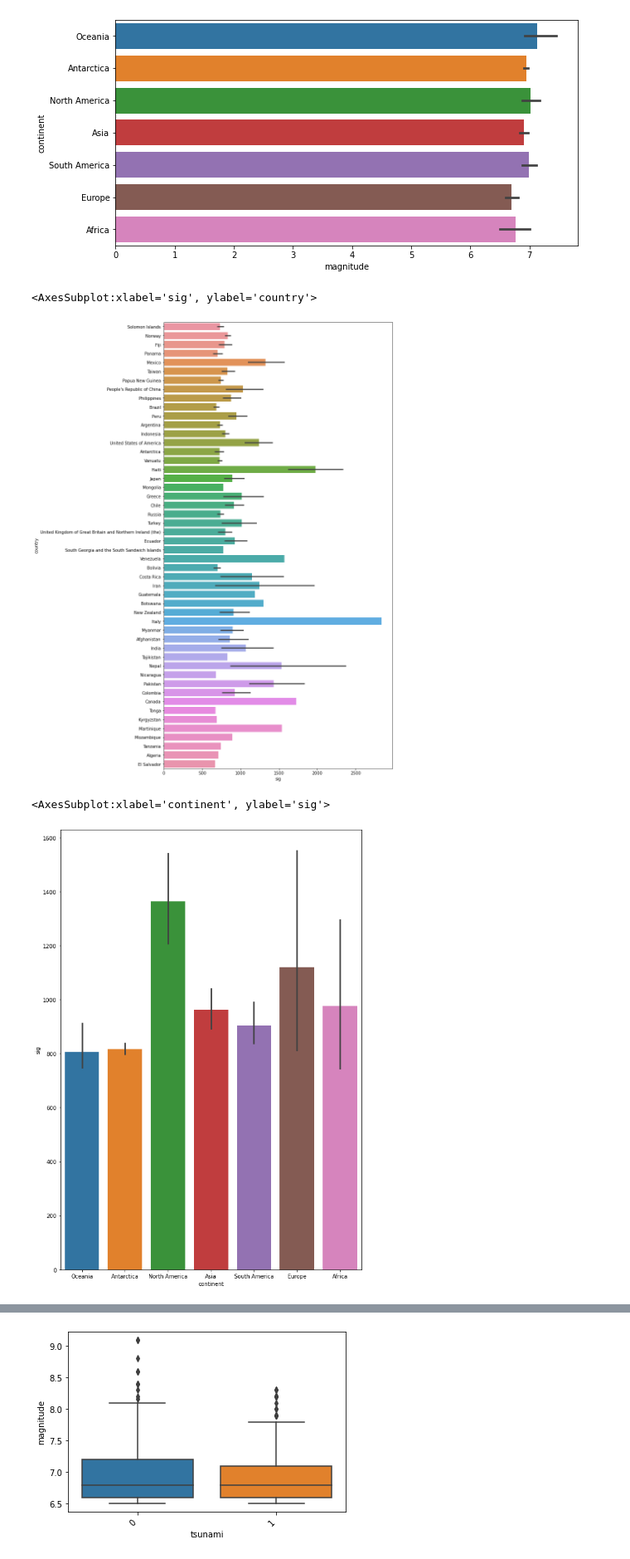
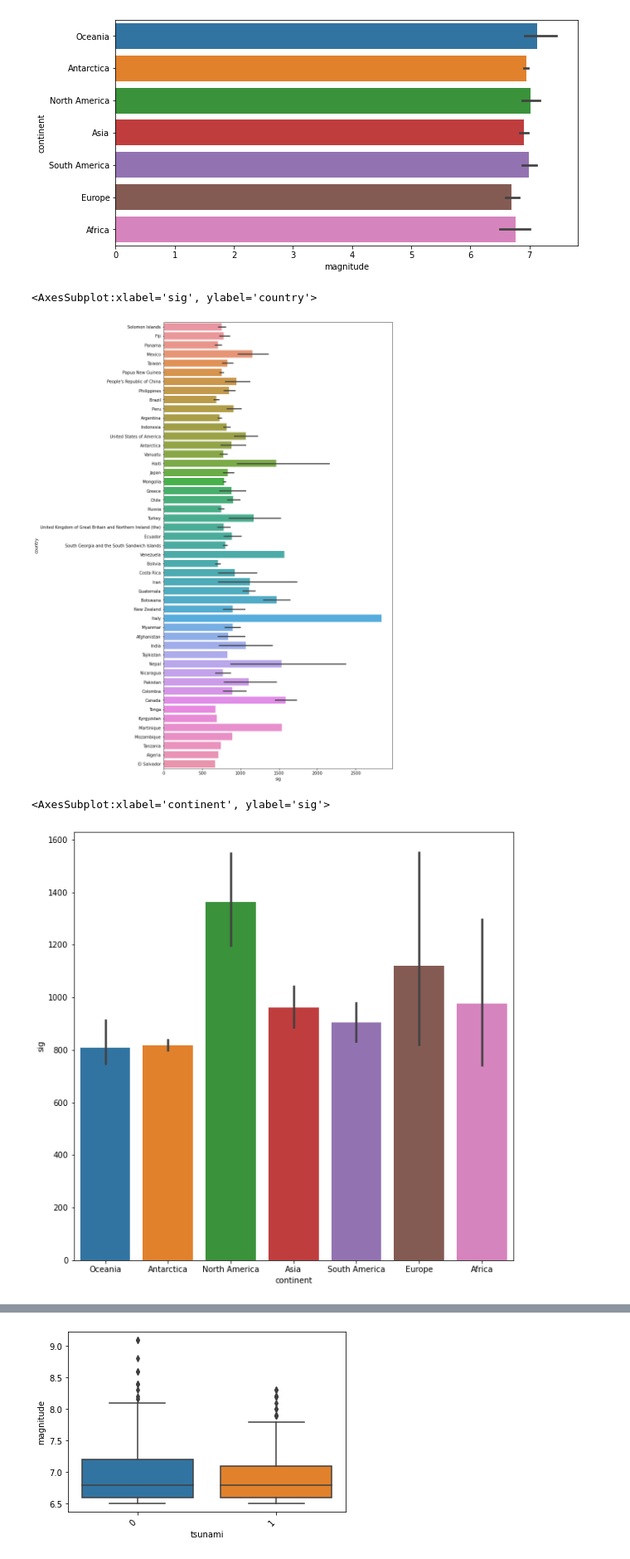
Before and after one commit to Mercyolokpo/EARTH_QUAKE_PREDICTION, a Jupyter notebook: Earthquake predictions.ipynb, the cells around one changed output, grey strips where cells are left out. Shown at 83% size. Drawn from its saved outputs; the diff is of its cells as text; code cells hidden in the pictures.

```diff
--- a/Earthquake predictions.ipynb
+++ b/Earthquake predictions.ipynb
@@ -70,3 +152,11 @@ location       5
 continent    576
 country      298
 dtype: int64
+# %%
+# dealing with missing values
+df['continent'].fillna(method = 'ffill',inplace=True)
+df['country'].fillna(method = 'bfill',inplace=True)
+df['mmi'].fillna(method = 'bfill',inplace=True)
+df['alert'].fillna(value='green', inplace=True)
+df['location'].fillna(value='the Fiji Islands', inplace=True)
+df.isnull().sum()
@@ -105,2 +211,0 @@ array(['Oceania', nan, 'North America', 'Asia', 'South America', 'Europe',
-# %%
-df['continent'].fillna(value='Antarctica', inplace=True)
@@ -128,2 +211,0 @@ array(['green', 'yellow', 'orange', 'red'], dtype=object)
-# %%
-df['country'].fillna(value='Norway', inplace=True)
@@ -248,13 +293,13 @@ plt.figure(figsize=(10,20))
 sns.barplot(data=df, x='sig', y='country')
 # %% [output]
 <AxesSubplot:xlabel='sig', ylabel='country'>
-[figure, old version]
+[figure, new version]
 # %%
-plt.figure(figsize=(10,15))
+plt.figure(figsize=(10,10))
 sns.barplot(data=df, y='sig', x='continent')
 # %% [output]
 <AxesSubplot:xlabel='continent', ylabel='sig'>
-[figure, old version]
+[figure, new version]
 # %%
 plt.figure(figsize=(20,20))
 sns.barplot(data=df, x='depth', y='country')
```
Also changed, not shown: parts of 104 cells of this notebook.
